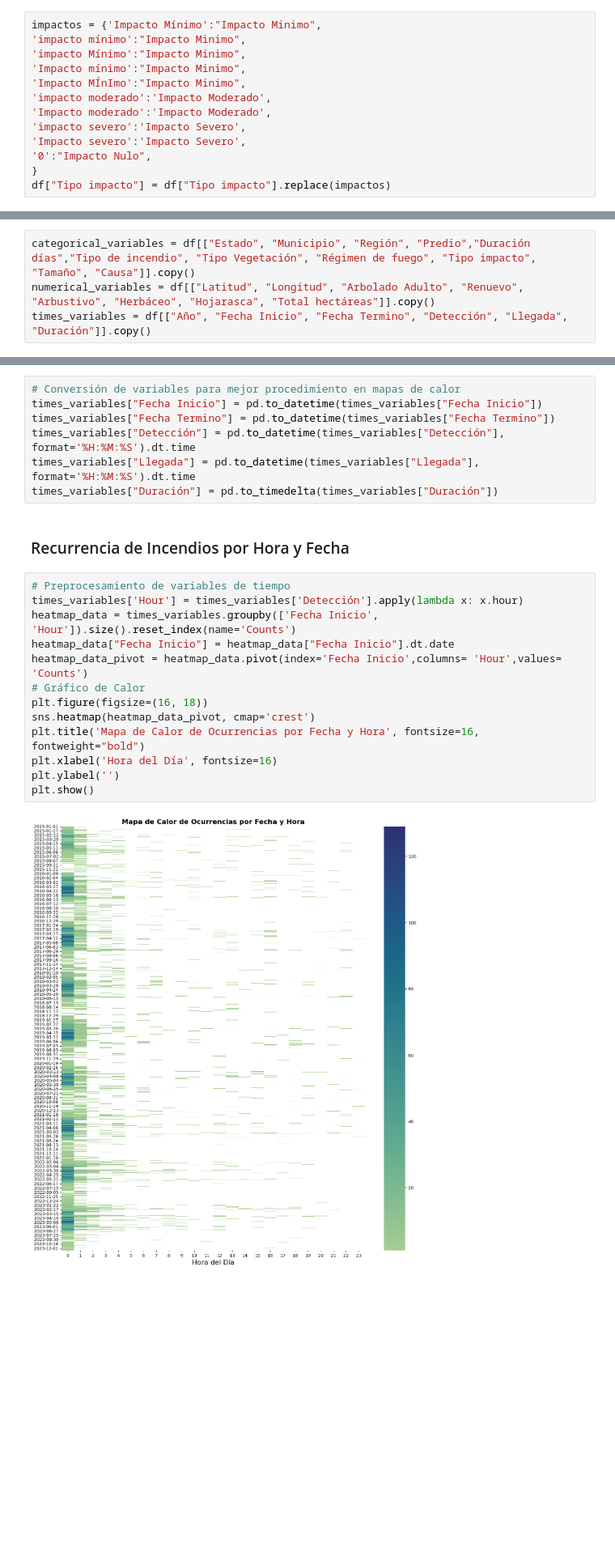
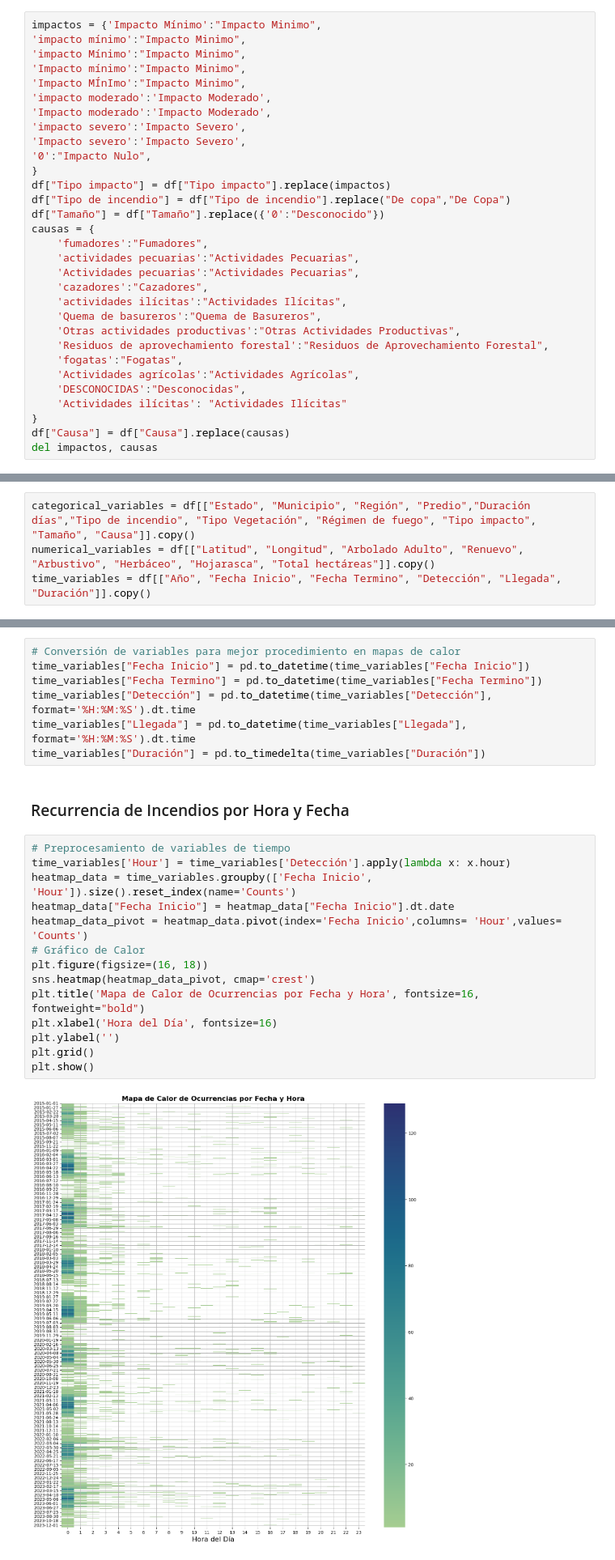
Before and after one commit to Valamca/Fires_Mexico_2015-2023, a Jupyter notebook: Incendios_forestales.ipynb, the cells around one changed output, grey strips where cells are left out. Shown at 81% size. Cells and saved outputs as stored; diff of their text form; blank space fills up the shorter version.

```diff
--- a/Incendios_forestales.ipynb
+++ b/Incendios_forestales.ipynb
@@ -187,3 +201,21 @@ impactos = {'Impacto Mínimo':"Impacto Minimo",
 '0':"Impacto Nulo",
 }
 df["Tipo impacto"] = df["Tipo impacto"].replace(impactos)
+df["Tipo de incendio"] = df["Tipo de incendio"].replace("De copa","De Copa")
+df["Tamaño"] = df["Tamaño"].replace({'0':"Desconocido"})
+causas = {
+    'fumadores':"Fumadores",
+    'actividades pecuarias':"Actividades Pecuarias",
+    'Actividades pecuarias':"Actividades Pecuarias",
+    'cazadores':"Cazadores",
+    'actividades ilícitas':"Actividades Ilícitas",
+    'Quema de basureros':"Quema de Basureros",
+    'Otras actividades productivas':"Otras Actividades Productivas",
+    'Residuos de aprovechamiento forestal':"Residuos de Aprovechamiento Forestal",
+    'fogatas':"Fogatas",
+    'Actividades agrícolas':"Actividades Agrícolas",
+    'DESCONOCIDAS':"Desconocidas",
+    'Actividades ilícitas': "Actividades Ilícitas"
+}
+df["Causa"] = df["Causa"].replace(causas)
+del impactos, causas
@@ -459,7 +475,7 @@ Realizaremos la separación de nuestras variables en diferentes grupos de variab
 # %%
 categorical_variables = df[["Estado", "Municipio", "Región", "Predio","Duración días","Tipo de incendio", "Tipo Vegetación", "Régimen de fuego", "Tipo impacto", "Tamaño", "Causa"]].copy()
 numerical_variables = df[["Latitud", "Longitud", "Arbolado Adulto", "Renuevo", "Arbustivo", "Herbáceo", "Hojarasca", "Total hectáreas"]].copy()
-times_variables = df[["Año", "Fecha Inicio", "Fecha Termino", "Detección", "Llegada", "Duración"]].copy()
+time_variables = df[["Año", "Fecha Inicio", "Fecha Termino", "Detección", "Llegada", "Duración"]].copy()
 # %%
 categorical_variables.sample(3)
 # %% [output]
@@ -734,28 +750,29 @@ times_variables.head()
 | 4 | 2015 | 2015-01-01 | 2015-01-01 | 00:20:00 | 00:35:00 | 25:59:59 |
 # %%
 # Conversión de variables para mejor procedimiento en mapas de calor
-times_variables["Fecha Inicio"] = pd.to_datetime(times_variables["Fecha Inicio"])
-times_variables["Fecha Termino"] = pd.to_datetime(times_variables["Fecha Termino"])
-times_variables["Detección"] = pd.to_datetime(times_variables["Detección"], format='%H:%M:%S').dt.time
-times_variables["Llegada"] = pd.to_datetime(times_variables["Llegada"], format='%H:%M:%S').dt.time
-times_variables["Duración"] = pd.to_timedelta(times_variables["Duración"])
+time_variables["Fecha Inicio"] = pd.to_datetime(time_variables["Fecha Inicio"])
+time_variables["Fecha Termino"] = pd.to_datetime(time_variables["Fecha Termino"])
+time_variables["Detección"] = pd.to_datetime(time_variables["Detección"], format='%H:%M:%S').dt.time
+time_variables["Llegada"] = pd.to_datetime(time_variables["Llegada"], format='%H:%M:%S').dt.time
+time_variables["Duración"] = pd.to_timedelta(time_variables["Duración"])
 # %% [markdown]
 ### Recurrencia de Incendios por Hora y Fecha
 # %%
 # Preprocesamiento de variables de tiempo
-times_variables['Hour'] = times_variables['Detección'].apply(lambda x: x.hour)
-heatmap_data = times_variables.groupby(['Fecha Inicio', 'Hour']).size().reset_index(name='Counts')
+time_variables['Hour'] = time_variables['Detección'].apply(lambda x: x.hour)
+heatmap_data = time_variables.groupby(['Fecha Inicio', 'Hour']).size().reset_index(name='Counts')
 heatmap_data["Fecha Inicio"] = heatmap_data["Fecha Inicio"].dt.date
 heatmap_data_pivot = heatmap_data.pivot(index='Fecha Inicio',columns= 'Hour',values= 'Counts')
 # Gráfico de Calor
 plt.figure(figsize=(16, 18))
 sns.heatmap(heatmap_data_pivot, cmap='crest')
 plt.title('Mapa de Calor de Ocurrencias por Fecha y Hora', fontsize=16, fontweight="bold")
 plt.xlabel('Hora del Día', fontsize=16)
 plt.ylabel('')
+plt.grid()
 plt.show()
 # %% [output]
-[figure, old version]
+[figure, new version]
 # %% [markdown]
 ### Recurrencia de Incendios por Fechas de Termino y Duración
 # %%
```
Also changed, not shown: parts of 43 cells of this notebook.
